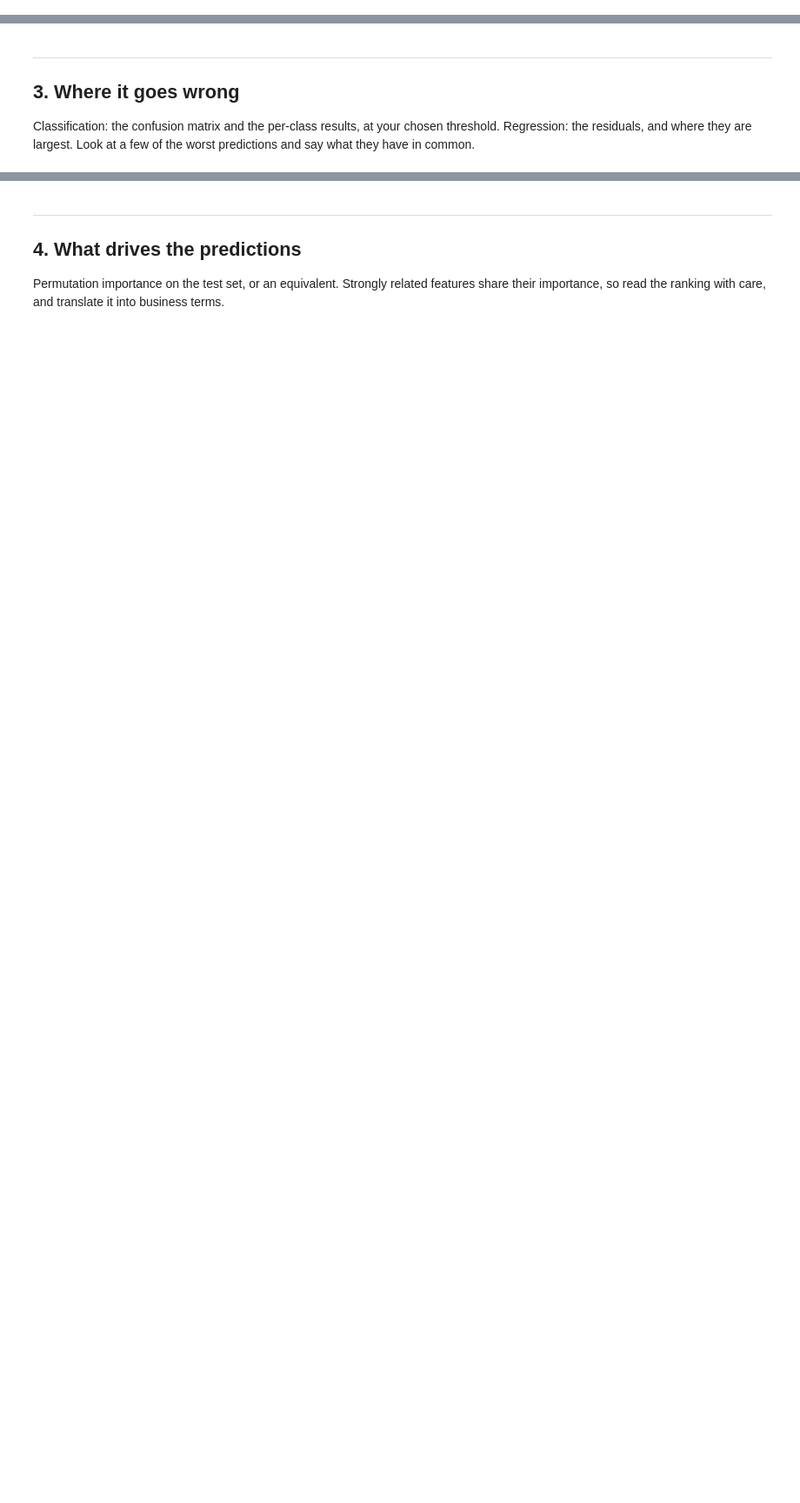
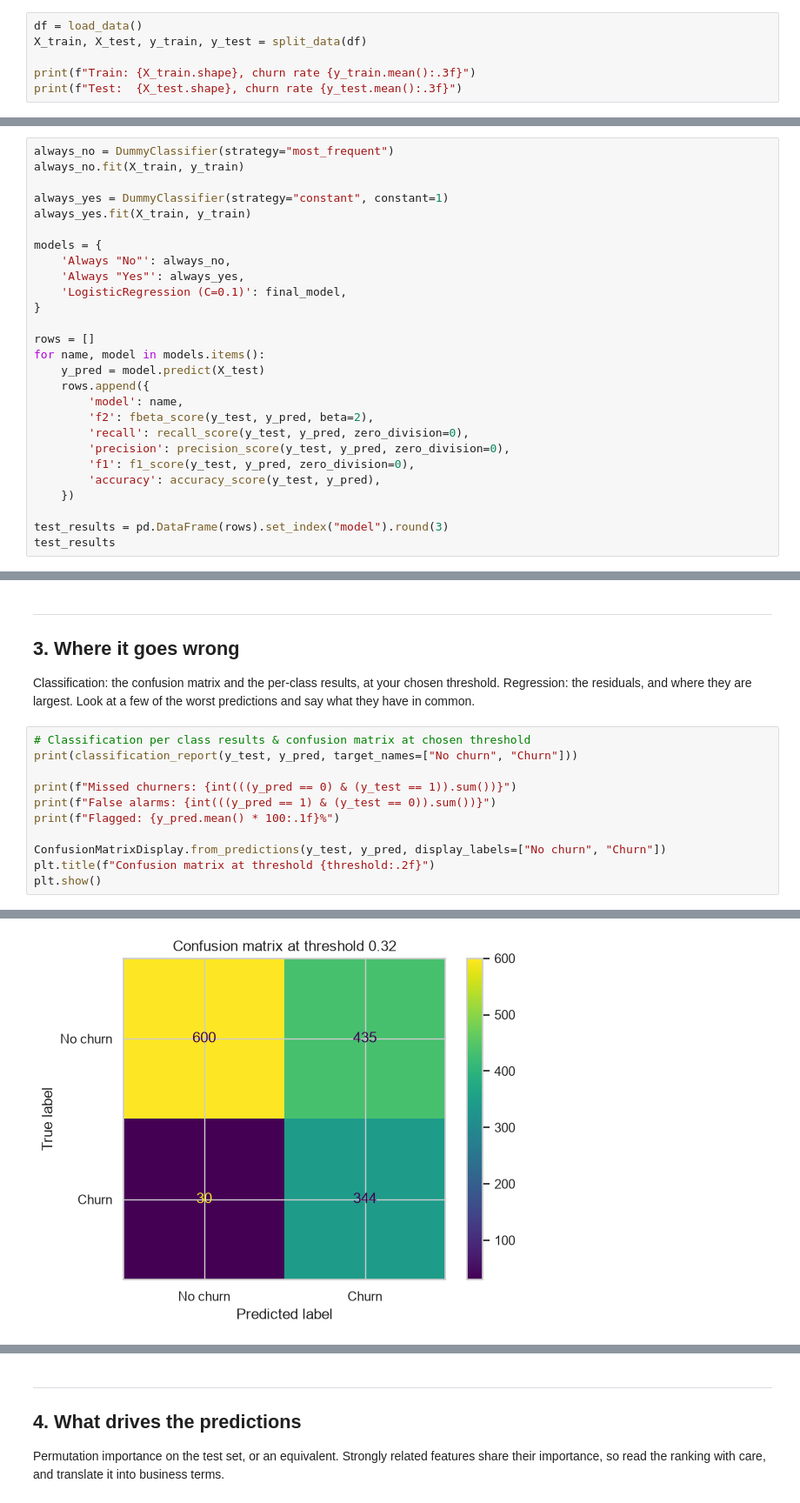
Before and after one commit to jkrstevska/project-2-ml, a Jupyter notebook: notebooks/03_evaluation_and_interpretation.ipynb, the cells around one changed output, grey strips where cells are left out. Shown at 87% size. Cells and saved outputs as stored; diff of their text form; blank space fills up the shorter version.

```diff
--- a/notebooks/03_evaluation_and_interpretation.ipynb
+++ b/notebooks/03_evaluation_and_interpretation.ipynb
@@ -38,0 +58,6 @@ The framing from notebook 01 and the choice from notebook 02, in a few sentences
+# %%
+df = load_data()
+X_train, X_test, y_train, y_test = split_data(df)
+
+print(f"Train: {X_train.shape}, churn rate {y_train.mean():.3f}")
+print(f"Test:  {X_test.shape}, churn rate {y_test.mean():.3f}")
@@ -41,3 +106,30 @@ The framing from notebook 01 and the choice from notebook 02, in a few sentences
 ## 2. Test once
 
 The final model on the test set, **once**. Compare the score with the cross-validated estimate and with the baseline. If it is much worse than the estimate, say what that tells you.
+# %%
+always_no = DummyClassifier(strategy="most_frequent")
+always_no.fit(X_train, y_train)
+
+always_yes = DummyClassifier(strategy="constant", constant=1)
+always_yes.fit(X_train, y_train)
+
+models = {
+    'Always "No"': always_no,
+    'Always "Yes"': always_yes,
+    'LogisticRegression (C=0.1)': final_model,
+}
+
+rows = []
+for name, model in models.items():
+    y_pred = model.predict(X_test)
+    rows.append({
+        'model': name,
+        'f2': fbeta_score(y_test, y_pred, beta=2),
+        'recall': recall_score(y_test, y_pred, zero_division=0),
+        'precision': precision_score(y_test, y_pred, zero_division=0),
+        'f1': f1_score(y_test, y_pred, zero_division=0),
+        'accuracy': accuracy_score(y_test, y_pred),
+    })
+
+test_results = pd.DataFrame(rows).set_index("model").round(3)
+test_results
@@ -46,3 +172,15 @@ The final model on the test set, **once**. Compare the score with the cross-vali
 ## 3. Where it goes wrong
 
 Classification: the confusion matrix and the per-class results, at your chosen threshold. Regression: the residuals, and where they are largest. Look at a few of the worst predictions and say what they have in common.
+# %%
+# Classification per class results & confusion matrix at chosen threshold
+print(classification_report(y_test, y_pred, target_names=["No churn", "Churn"]))
+
+print(f"Missed churners: {int(((y_pred == 0) & (y_test == 1)).sum())}")
+print(f"False alarms: {int(((y_pred == 1) & (y_test == 0)).sum())}")
+print(f"Flagged: {y_pred.mean() * 100:.1f}%")
+
+ConfusionMatrixDisplay.from_predictions(y_test, y_pred, display_labels=["No churn", "Churn"])
+plt.title(f"Confusion matrix at threshold {threshold:.2f}")
+plt.show()
+# %% [output]
@@ -48,0 +199 @@ Classification: the confusion matrix and the per-class results, at your chosen t
+[figure, added]
```
Also changed, not shown: parts of 16 cells of this notebook.
